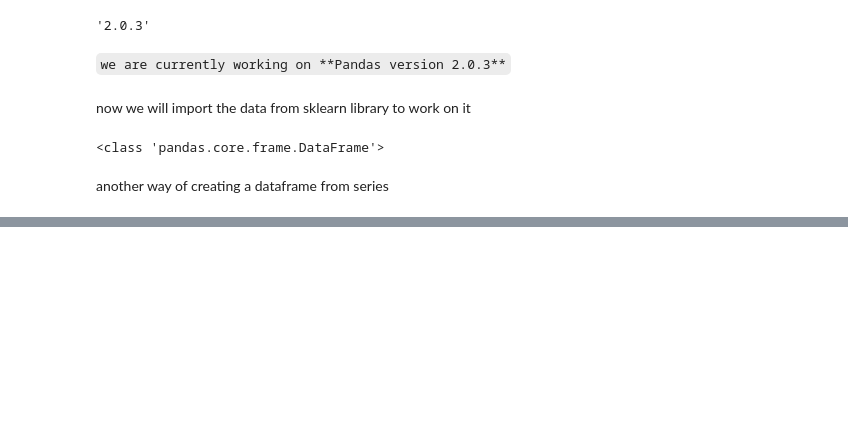
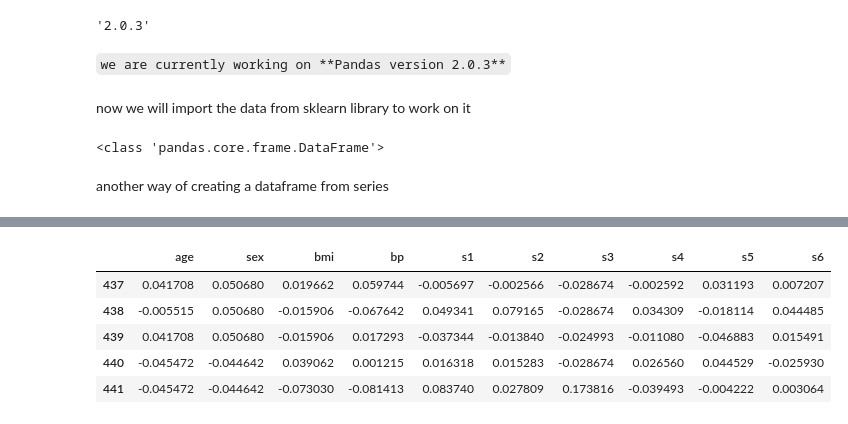
Before and after one commit to ayushi-006/Hands_on_Pandas-, a Jupyter notebook: PANDAS.ipynb, the cells around one changed output, grey strips where cells are left out. Saved outputs shown, nothing was run; the diff lists cells and outputs as text; code cells hidden in the pictures; blank space fills up the shorter version.

```diff
--- a/PANDAS.ipynb
+++ b/PANDAS.ipynb
@@ -64,0 +77,10 @@ pandas.core.frame.DataFrame
+# %%
+#to get last 5 rows of whole data
+df.tail()
+# %% [output]
+|  | age | sex | bmi | bp | s1 | s2 | s3 | s4 | s5 | s6 |
+| 437 | 0.041708 | 0.050680 | 0.019662 | 0.059744 | -0.005697 | -0.002566 | -0.028674 | -0.002592 | 0.031193 | 0.007207 |
+| 438 | -0.005515 | 0.050680 | -0.015906 | -0.067642 | 0.049341 | 0.079165 | -0.028674 | 0.034309 | -0.018114 | 0.044485 |
+| 439 | 0.041708 | 0.050680 | -0.015906 | 0.017293 | -0.037344 | -0.013840 | -0.024993 | -0.011080 | -0.046883 | 0.015491 |
+| 440 | -0.045472 | -0.044642 | 0.039062 | 0.001215 | 0.016318 | 0.015283 | -0.028674 | 0.026560 | 0.044529 | -0.025930 |
+| 441 | -0.045472 | -0.044642 | -0.073030 | -0.081413 | 0.083740 | 0.027809 | 0.173816 | -0.039493 | -0.004222 | 0.003064 |
```
Also changed, not shown: parts of 6 cells of this notebook.
